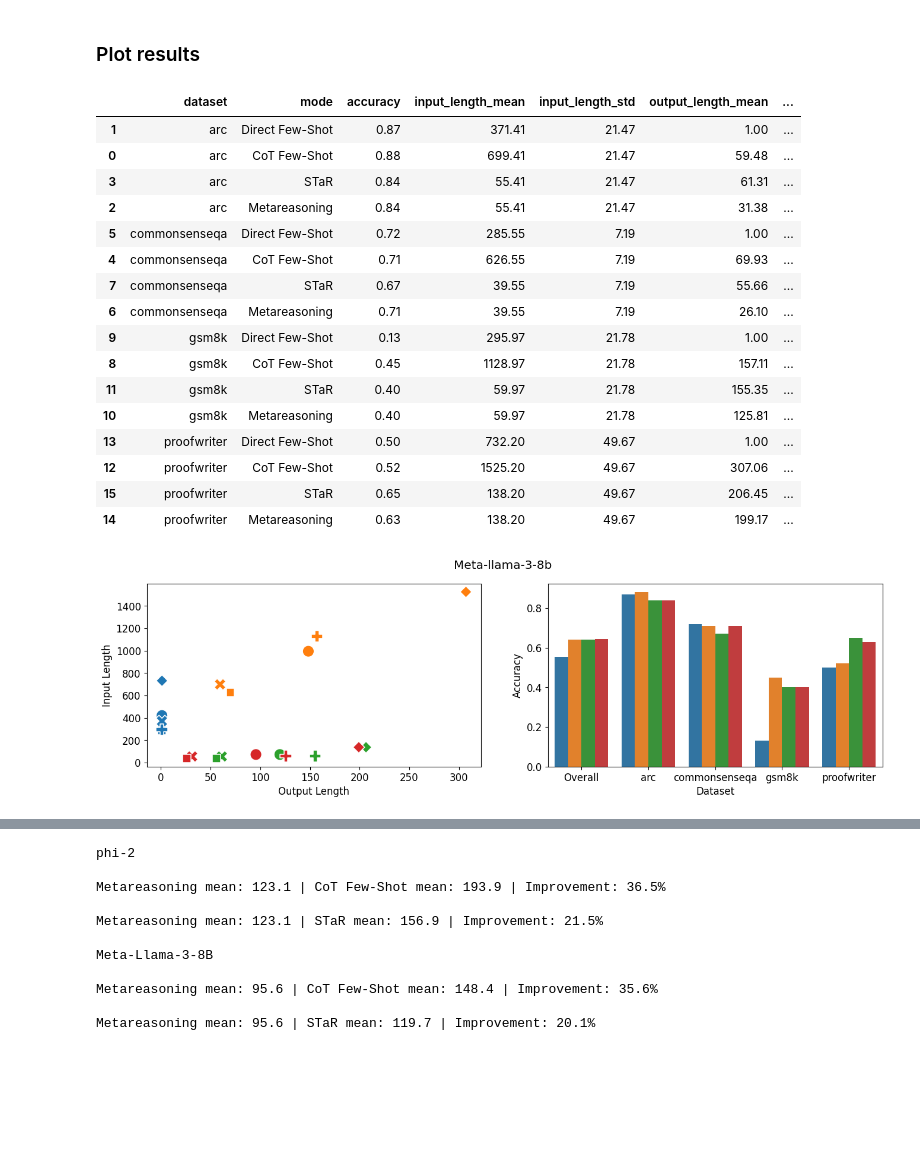
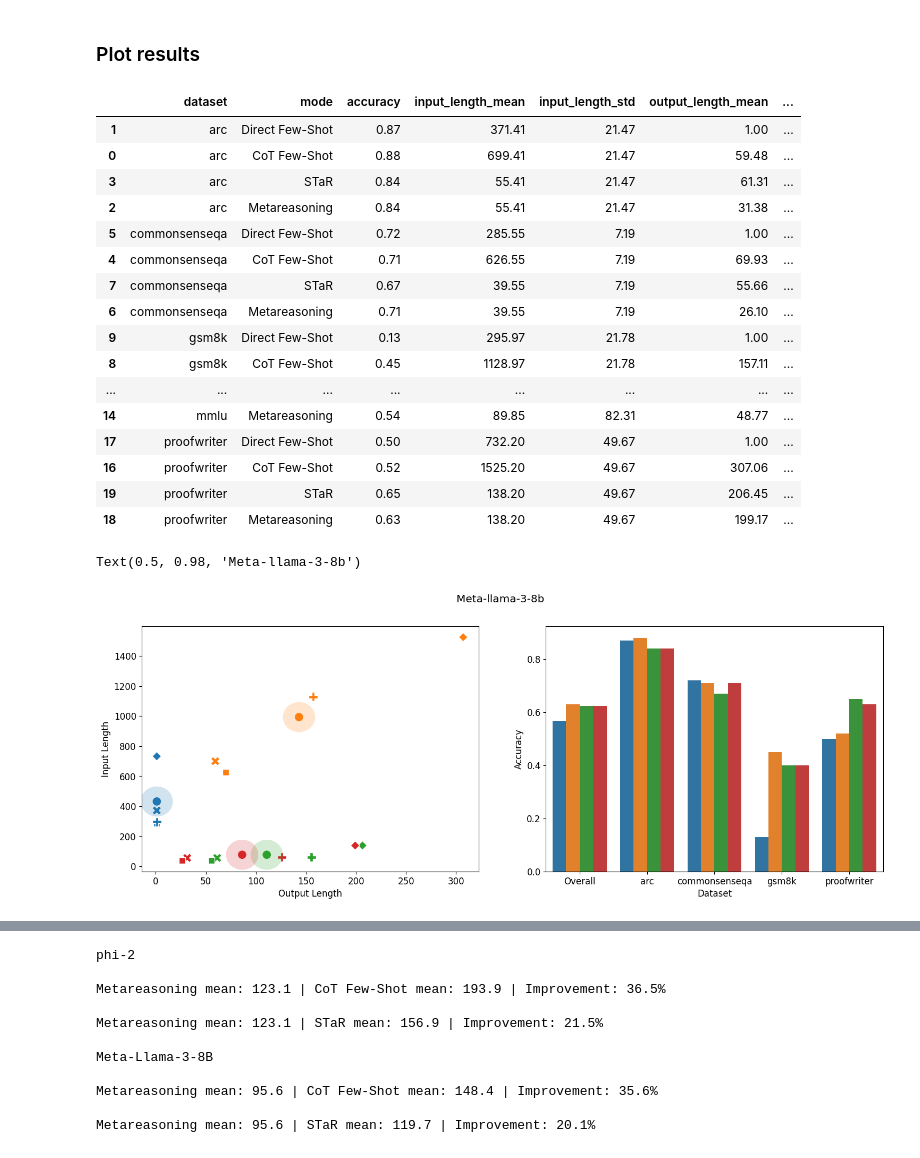
Before and after one commit to cndesabbata/Rational_Metareasoning, a Jupyter notebook: src/dev.ipynb, the cells around one changed output, grey strips where cells are left out. Saved outputs shown, nothing was run; the diff lists cells and outputs as text; code cells hidden in the pictures; blank space fills up the shorter version.

```diff
--- a/src/dev.ipynb
+++ b/src/dev.ipynb
@@ -600,14 +584,19 @@ def results_df(model, split="", remove_empty_response=False):
 model = "Meta-Llama-3-8B"
 # model = "phi-2"
 df_results = results_df(model)
-# df_mmlu = results_df(model, split="_mmlu")
-# df_mmlu['dataset'] = "mmlu"
-# ungrouped_df = pd.concat([df_results, df_mmlu])
-ungrouped_df = df_results
+df_mmlu = results_df(model, split="_mmlu")
+df_mmlu['dataset'] = "mmlu"
+ungrouped_df = pd.concat([df_results, df_mmlu])
+# df_aqua = results_df(model, split="_aqua_rat")
+# df_aqua['dataset'] = "aqua_rat"
+# ungrouped_df = pd.concat([ungrouped_df, df_aqua])
+# ungrouped_df = df_results
 tmp = ungrouped_df.groupby(['dataset', 'mode']).agg({'correct': 'mean', 'input_length': ['mean', 'std'], 'output_length': ['mean', 'std']}).reset_index().copy()
 tmp.columns = ['dataset', 'mode', 'accuracy', 'input_length_mean', 'input_length_std', 'output_length_mean', 'output_length_std']
 tmp = tmp.round(2)
 hue_order = ["Direct Few-Shot", "CoT Few-Shot", "STaR", "Metareasoning"]
+# hue_order = ["Direct Few-Shot", "CoT Few-Shot", "STaR", "Metareasoning", "SFT"]
+# hue_order = ["Direct Few-Shot", "CoT Few-Shot", "STaR", "Metareasoning", "CoT Instruct"]
 tmp['mode'] = pd.Categorical(tmp['mode'], categories=hue_order, ordered=True)
 tmp.sort_values(['dataset', 'mode'])
 # %% [output]
@@ -622,9 +611,9 @@ tmp.sort_values(['dataset', 'mode'])
 | 6 | commonsenseqa | Metareasoning | 0.71 | 39.55 | 7.19 | 26.10 | ... |
 | 9 | gsm8k | Direct Few-Shot | 0.13 | 295.97 | 21.78 | 1.00 | ... |
 | 8 | gsm8k | CoT Few-Shot | 0.45 | 1128.97 | 21.78 | 157.11 | ... |
-| 11 | gsm8k | STaR | 0.40 | 59.97 | 21.78 | 155.35 | ... |
-| 10 | gsm8k | Metareasoning | 0.40 | 59.97 | 21.78 | 125.81 | ... |
-| 13 | proofwriter | Direct Few-Shot | 0.50 | 732.20 | 49.67 | 1.00 | ... |
-| 12 | proofwriter | CoT Few-Shot | 0.52 | 1525.20 | 49.67 | 307.06 | ... |
-| 15 | proofwriter | STaR | 0.65 | 138.20 | 49.67 | 206.45 | ... |
-| 14 | proofwriter | Metareasoning | 0.63 | 138.20 | 49.67 | 199.17 | ... |
+| ... | ... | ... | ... | ... | ... | ... | ... |
+| 14 | mmlu | Metareasoning | 0.54 | 89.85 | 82.31 | 48.77 | ... |
+| 17 | proofwriter | Direct Few-Shot | 0.50 | 732.20 | 49.67 | 1.00 | ... |
+| 16 | proofwriter | CoT Few-Shot | 0.52 | 1525.20 | 49.67 | 307.06 | ... |
+| 19 | proofwriter | STaR | 0.65 | 138.20 | 49.67 | 206.45 | ... |
+| 18 | proofwriter | Metareasoning | 0.63 | 138.20 | 49.67 | 199.17 | ... |
@@ -636,37 +676,51 @@ import matplotlib
 # set font size to 12
 matplotlib.rcParams.update({'font.size': 12})
 df = tmp.copy()
-fig, axs = plt.subplots(1, 2, figsize=(16, 4))
+fig, axs = plt.subplots(1, 2, figsize=(18, 6))
 df_copy = df.copy()
 df_copy['dataset'] = "Overall"
 df_copy = df_copy.groupby(['dataset', 'mode']).agg({'input_length_mean': 'mean', 'output_length_mean': 'mean', 'accuracy': 'mean'}).reset_index()
 df = pd.concat([df_copy, df])
 dataset_order = ["Overall", "arc", "commonsenseqa", "gsm8k", "proofwriter"]
+# dataset_order = ["mmlu", "aqua_rat"]
+df = df[df['dataset'].isin(dataset_order)]
 df['dataset'] = pd.Categorical(df['dataset'], categories=dataset_order, ordered=True)
 scatter_df = df.groupby(['mode', 'dataset']).agg({'input_length_mean': 'mean', 'output_length_mean': 'mean', 'accuracy': 'mean'}).reset_index()
-sns.scatterplot(data=scatter_df, x="output_length_mean", y="input_length_mean", hue="mode", style="dataset", ax=axs[0], hue_order=hue_order, s=200)
-if model == "phi-2":
+sns.scatterplot(data=scatter_df, x="output_length_mean", y="input_length_mean", hue="mode", style="dataset", ax=axs[0], hue_order=hue_order, s=150)
+for mode in hue_order:
+    x = df[(df['dataset'] == "Overall") & (df['mode'] == mode)]['output_length_mean'].values[0]
+    y = df[(df['dataset'] == "Overall") & (df['mode'] == mode)]['input_length_mean'].values[0]
+    # make it so the size does not depend on the axis scale (0.01 of max value along each axis)
+    # so make it a Ellipse with width and height of 0.01, with the color of the mode
+    axs[0].add_patch(matplotlib.patches.Ellipse((x, y), 0.1*axs[0].get_xlim()[1], 0.125*axs[0].get_ylim()[1], facecolor=sns.color_palette()[hue_order.index(mode)], alpha=0.2))
+if "phi-2" in model:
+    # sns.move_legend(
+    #     axs[0], "lower center",
+    #     bbox_to_anchor=(.5, 1), ncol=2, title=None, frameon=False, labels=['', 'Direct Few-Shot', 'CoT Few-Shot', 'STaR', 'Metareasoning', '', 'Overall', 'Arc', 'CommonsenseQA', 'GSM8k', 'Proofwriter']
+    # )
     sns.move_legend(
         axs[0], "lower center",
         bbox_to_anchor=(.5, 1), ncol=2, title=None, frameon=False, labels=['', 'Direct Few-Shot', 'CoT Few-Shot', 'STaR', 'Metareasoning', '', 'Overall', 'Arc', 'CommonsenseQA', 'GSM8k', 'Proofwriter']
+        # bbox_to_anchor=(.5, 1), ncol=2, title=None, frameon=False, labels=['', 'Direct Few-Shot', 'CoT Few-Shot', 'STaR', 'Metareasoning', 'SFT', '', 'Overall', 'Arc', 'CommonsenseQA', 'GSM8k', 'Proofwriter']
+        # bbox_to_anchor=(.5, 1), ncol=2, title=None, frameon=False, labels=['', 'Direct Few-Shot', 'CoT Few-Shot', 'STaR', 'Metareasoning', '', 'MMLU', 'Aqua-RAT']
     )
 else:
     axs[0].get_legend().remove()
 import numpy as np
 axs[0].set_ylabel("Input Length", fontsize=12)
 axs[0].set_xlabel("Output Length", fontsize=12)
 sns.barplot(data=df, x="dataset", y="accuracy", hue="mode", ax=axs[1], hue_order=hue_order)
-if model == "phi-2":
+if "phi-2" in model:
     sns.move_legend(
         axs[1], "lower center",
-        bbox_to_anchor=(.5, 1.25), ncol=2, title=None, frameon=False
+        bbox_to_anchor=(.5, 1.1), ncol=2, title=None, frameon=False
     )
 else:
     axs[1].get_legend().remove()
 axs[1].set_xlabel("Dataset", fontsize=12)
 axs[1].set_ylabel("Accuracy", fontsize=12)
 # set title
 fig.suptitle(f"{model.capitalize()}")
-plt.show()
 # %% [output]
+Text(0.5, 0.98, 'Meta-llama-3-8b')
-[figure, old version]
+[figure, new version]
```
Also changed, not shown: parts of 28 cells of this notebook, 13 other files.
